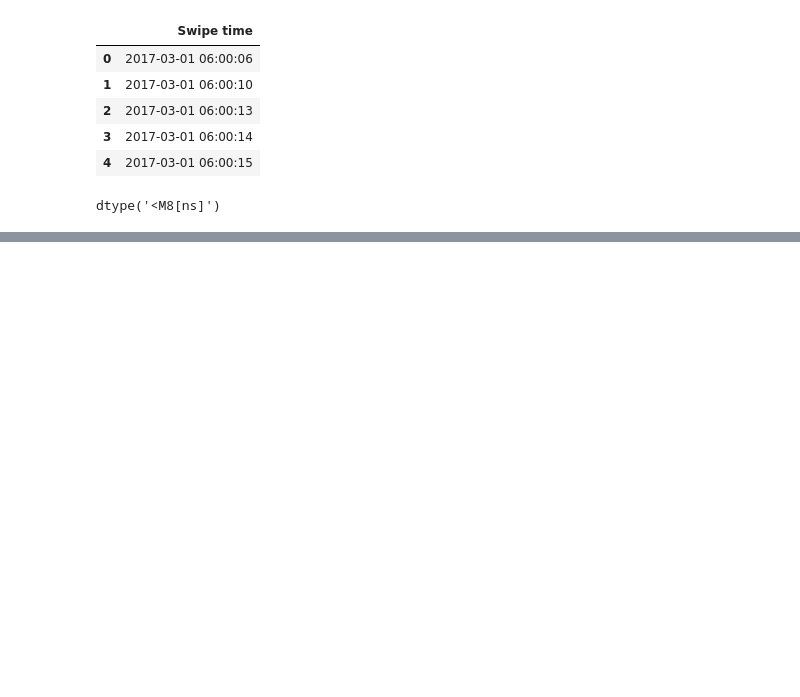
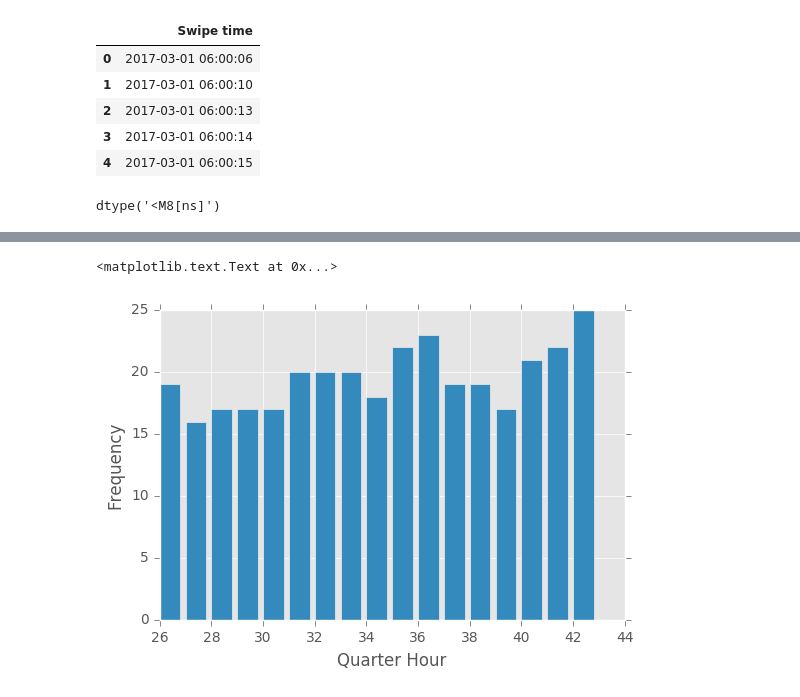
Before and after one commit to spkelle2/IE_413, a Jupyter notebook: project/swipe_right.ipynb, the cells around one changed output, grey strips where cells are left out. Drawn from its saved outputs; the diff is of its cells as text; code cells hidden in the pictures; blank space fills up the shorter version.

```diff
--- a/project/swipe_right.ipynb
+++ b/project/swipe_right.ipynb
@@ -79,0 +147,10 @@ array([1180,  531,  412,  317,  328,  325,  339,  387,  392,  383,  340,
+# %%
+# interarrival rate 1
+plt.style.use('ggplot')
+fig, ax = plt.subplots()
+ax.bar(bin_starts[2:19], f[2:19])
+ax.set_xlabel('Quarter Hour')
+ax.set_ylabel('Frequency')
+# %% [output]
+<matplotlib.text.Text at 0x...>
+[figure, added]
```
Also changed, not shown: parts of 17 cells of this notebook.
